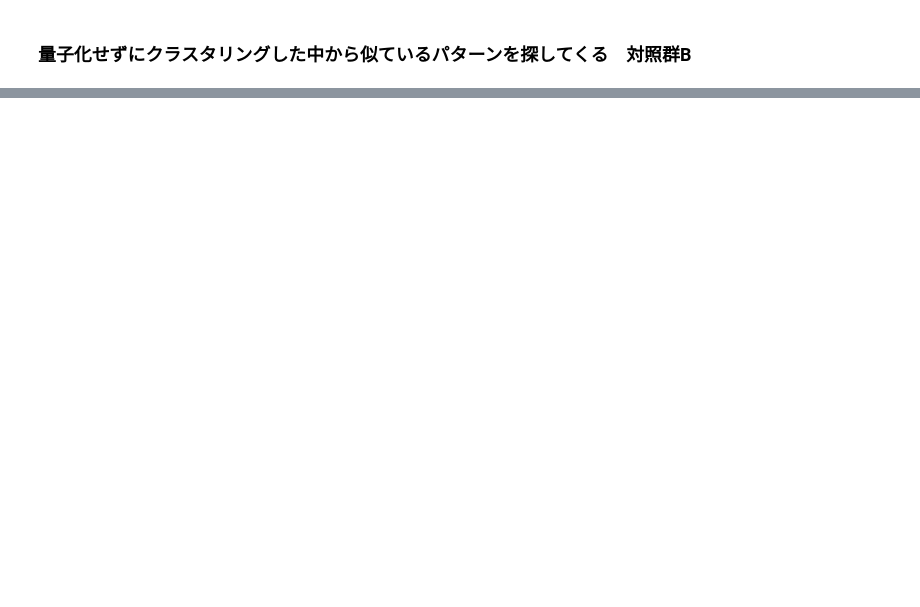
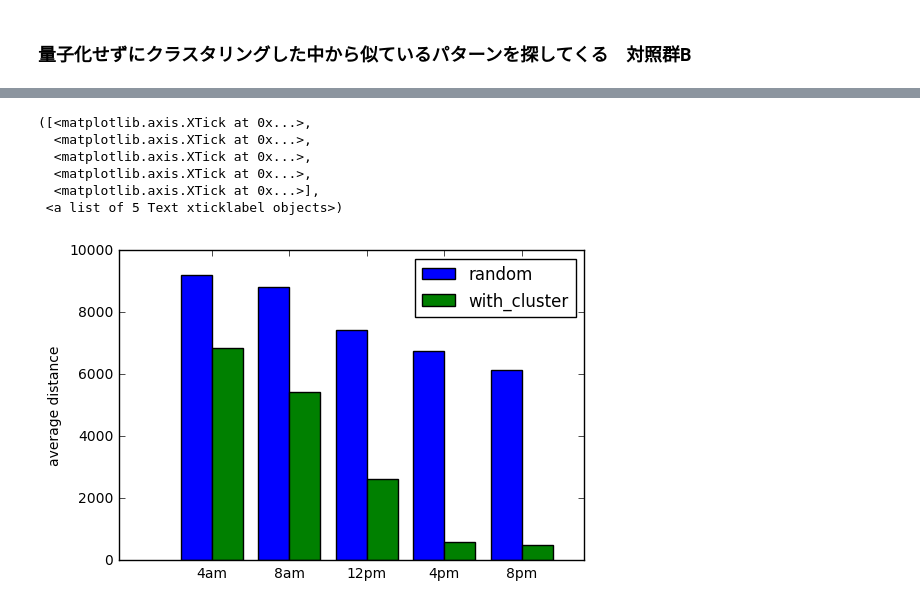
Before and after one commit to royroy55/otsuki_health_analysis, a Jupyter notebook: analyzer/otsuki_daily_analysis.ipynb, the cells around one changed output, grey strips where cells are left out. Cells and saved outputs as stored; diff of their text form; code cells hidden in the pictures; blank space fills up the shorter version.

```diff
--- a/analyzer/otsuki_daily_analysis.ipynb
+++ b/analyzer/otsuki_daily_analysis.ipynb
@@ -496,0 +803,17 @@ ValueError: all the input arrays must have same number of dimensions
+# %%
+# グラフを合わせる
+w = 0.4
+X = numpy.arange(len(totaldist_random))
+plt.bar(X, totaldist_random, color='b', width=w, label='random', align='center')
+plt.bar(X+w, totaldist_with_clus, color='g', width=w, label='with_cluster', align='center')
+plt.legend(loc="best")
+plt.ylabel("average distance")
+plt.xticks(X + w/2, ['4am', '8am', '12pm', '4pm', '8pm'])
+# %% [output]
+([<matplotlib.axis.XTick at 0x...>,
+  <matplotlib.axis.XTick at 0x...>,
+  <matplotlib.axis.XTick at 0x...>,
+  <matplotlib.axis.XTick at 0x...>,
+  <matplotlib.axis.XTick at 0x...>],
+ <a list of 5 Text xticklabel objects>)
+[figure, added]
```
Also changed, not shown: parts of 25 cells of this notebook.
